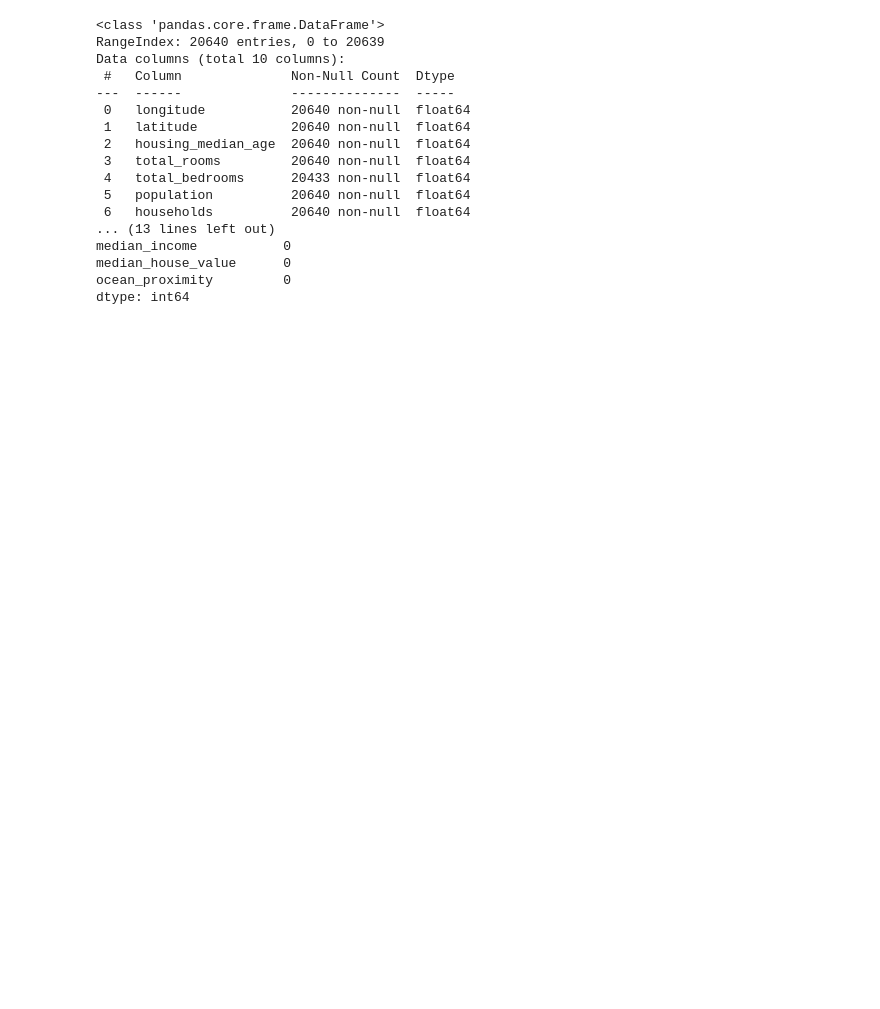
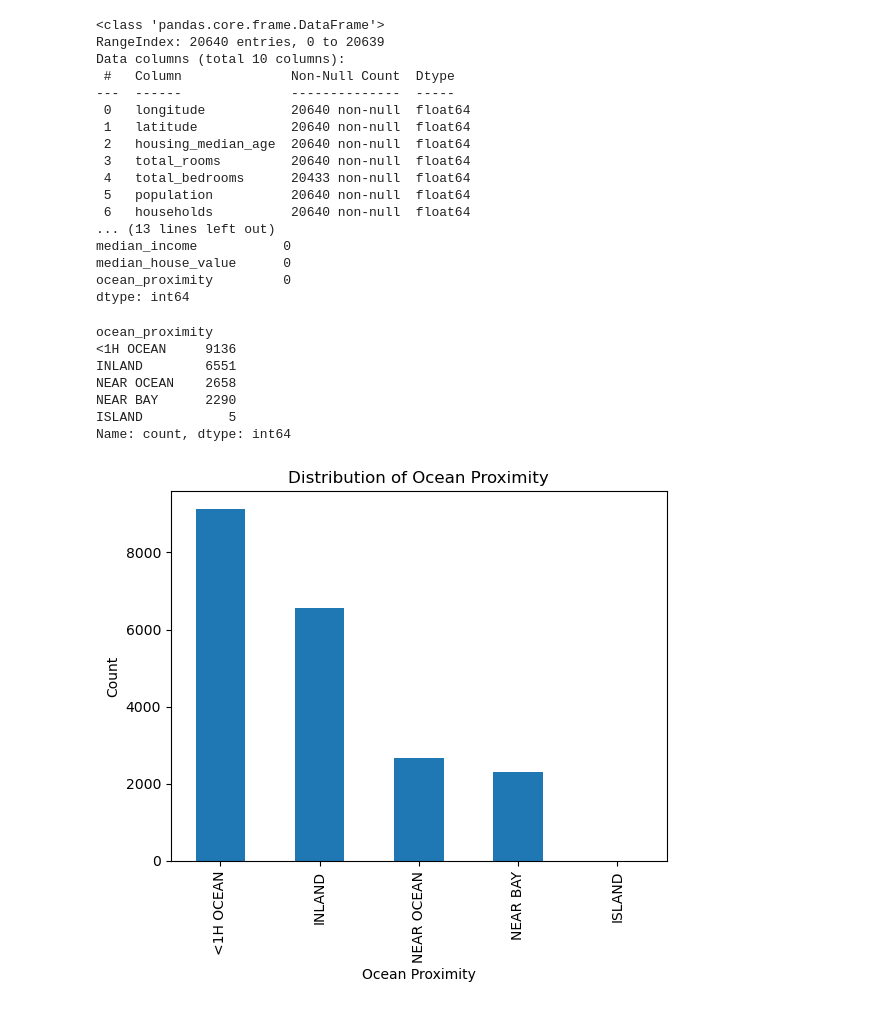
Before and after one commit to Manouso/mini-projects, a Jupyter notebook: pipelines/notebooks/pipeline_decision_tree.ipynb, the cells around one changed output. Drawn from its saved outputs; the diff is of its cells as text; code cells hidden in the pictures; blank space fills up the shorter version.

```diff
--- a/pipelines/notebooks/pipeline_decision_tree.ipynb
+++ b/pipelines/notebooks/pipeline_decision_tree.ipynb
@@ -35,3 +36,32 @@ median_income           0
 median_house_value      0
 ocean_proximity         0
 dtype: int64
+# %%
+# EDA (Exploratory Data Analysis for understanding the data)
+print(data['ocean_proximity'].value_counts())
+
+data['ocean_proximity'].value_counts().plot(kind='bar')
+plt.xlabel('Ocean Proximity')
+plt.ylabel('Count')
+plt.title('Distribution of Ocean Proximity')
+plt.show()
+
+axes = data.hist(bins=50, figsize=(20,15))
+
+# Add xlabel and ylabel to each subplot
+for ax_row in axes:
+    for ax in ax_row:
+        ax.set_xlabel("Value")
+        ax.set_ylabel("Frequency")
+
+plt.suptitle("Histograms of Housing Dataset Features", fontsize=20)
+plt.show()
+# %% [output]
+ocean_proximity
+<1H OCEAN     9136
+INLAND        6551
+NEAR OCEAN    2658
+NEAR BAY      2290
+ISLAND           5
+Name: count, dtype: int64
+[figure, added]
```
Also changed, not shown: parts of 9 cells of this notebook, 1 other file.
